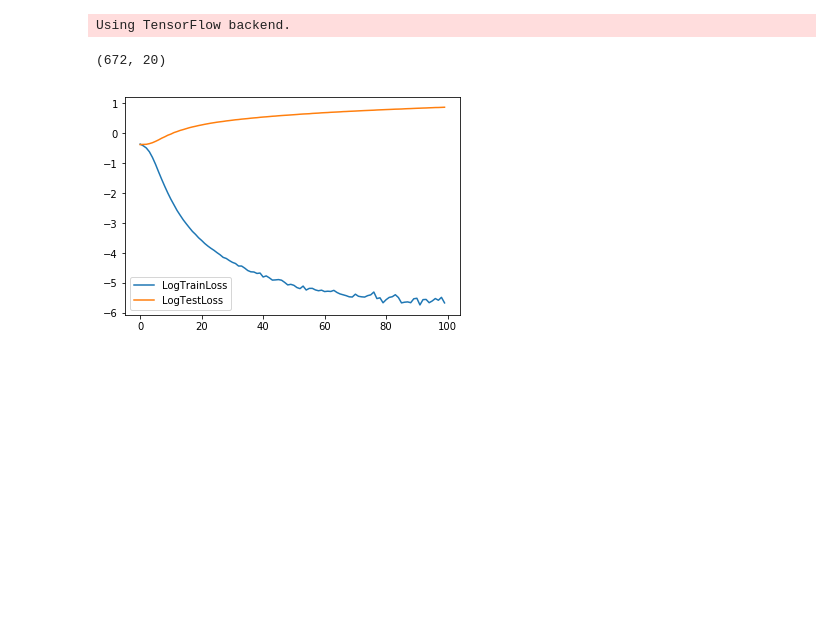
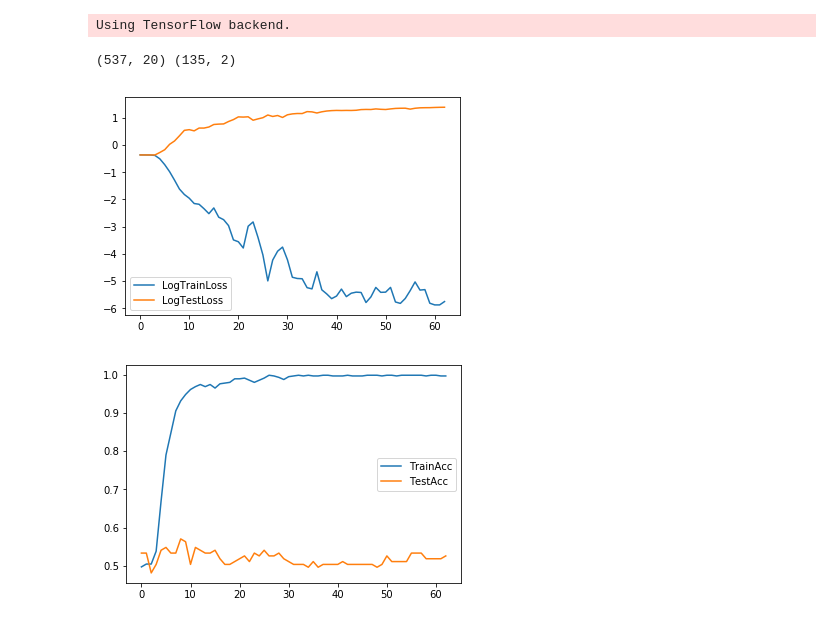
Before and after one commit to sshh12/StockMarketML, a Jupyter notebook: Variation2/HeadlineEmbeddings.ipynb, the cells around one changed output. Saved outputs shown, nothing was run; the diff lists cells and outputs as text; code cells hidden in the pictures; blank space fills up the shorter version.

```diff
--- a/Variation2/HeadlineEmbeddings.ipynb
+++ b/Variation2/HeadlineEmbeddings.ipynb
@@ -135,10 +153,16 @@ def get_model():
 
     model = Sequential()
 
-    model.add(Embedding(vocab_size, 80, input_length=max_length))
-    model.add(Flatten())
+    model.add(Embedding(vocab_size, 100, input_length=max_length))
 
-    model.add(Dense(2, activation='softmax'))
+    model.add(LSTM(20))
+    model.add(Activation('relu'))
+
+    model.add(Dense(20))
+    model.add(Activation('relu'))
+
+    model.add(Dense(2))
+    model.add(Activation('softmax'))
 
     model.compile(optimizer='adam', loss='categorical_crossentropy', metrics=['acc'])
 
@@ -154,20 +178,36 @@ if __name__ == "__main__":
 
     encoded_headlines = encode_sentences(headlines, max_length=max_length, vocab_size=vocab_size)
 
-    print(encoded_headlines.shape)
+    trainX, trainY, testX, testY = split_data(encoded_headlines, effects, .8)
+
+    print(trainX.shape, testY.shape)
 # %% [output]
-(672, 20)
+(537, 20) (135, 2)
 # %%
 
 if __name__ == "__main__":
 
     model = get_model()
 
-    history = model.fit(encoded_headlines, effects, epochs=epochs, batch_size=batch_size, verbose=0, validation_split=.1)
+    e_stopping = EarlyStopping(monitor='val_loss', patience=60)
+
+    history = model.fit(trainX,
+                        trainY,
+                        epochs=epochs,
+                        batch_size=batch_size,
+                        validation_data=(testX, testY),
+                        verbose=0,
+                        callbacks=[e_stopping])
 
     plt.plot(np.log(history.history['loss']))
     plt.plot(np.log(history.history['val_loss']))
     plt.legend(['LogTrainLoss', 'LogTestLoss'])
     plt.show()
+
+    plt.plot(history.history['acc'])
+    plt.plot(history.history['val_acc'])
+    plt.legend(['TrainAcc', 'TestAcc'])
+    plt.show()
 # %% [output]
-[figure, old version]
+[figure, new version]
+[figure, added]
```
Also changed, not shown: parts of 2 cells of this notebook, 1 other file.
